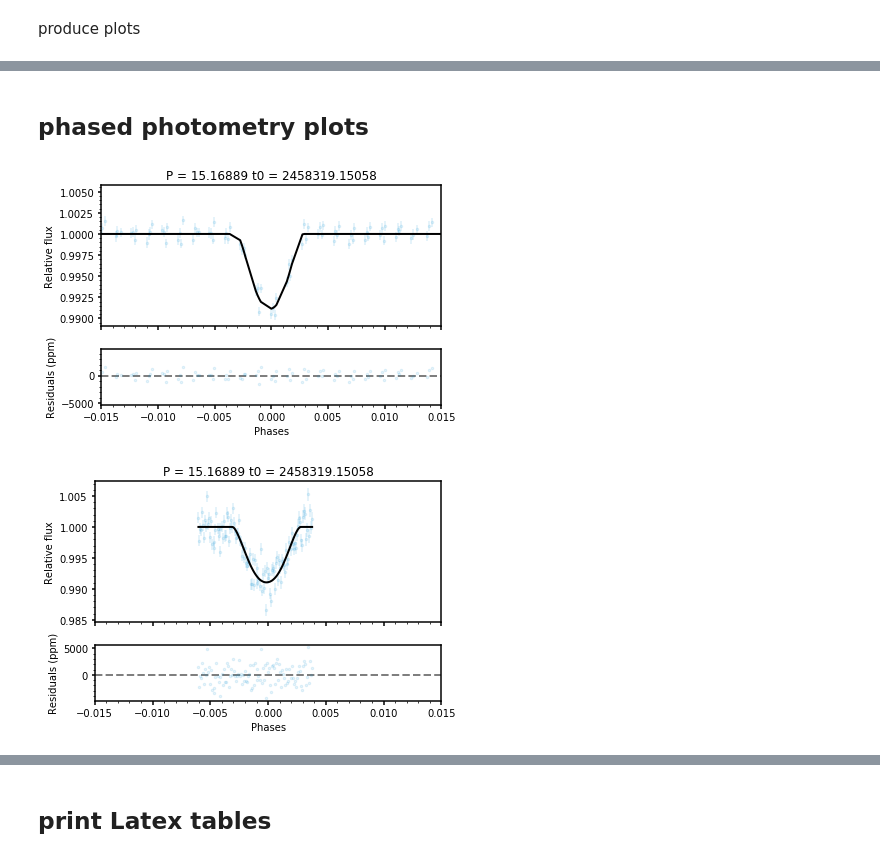
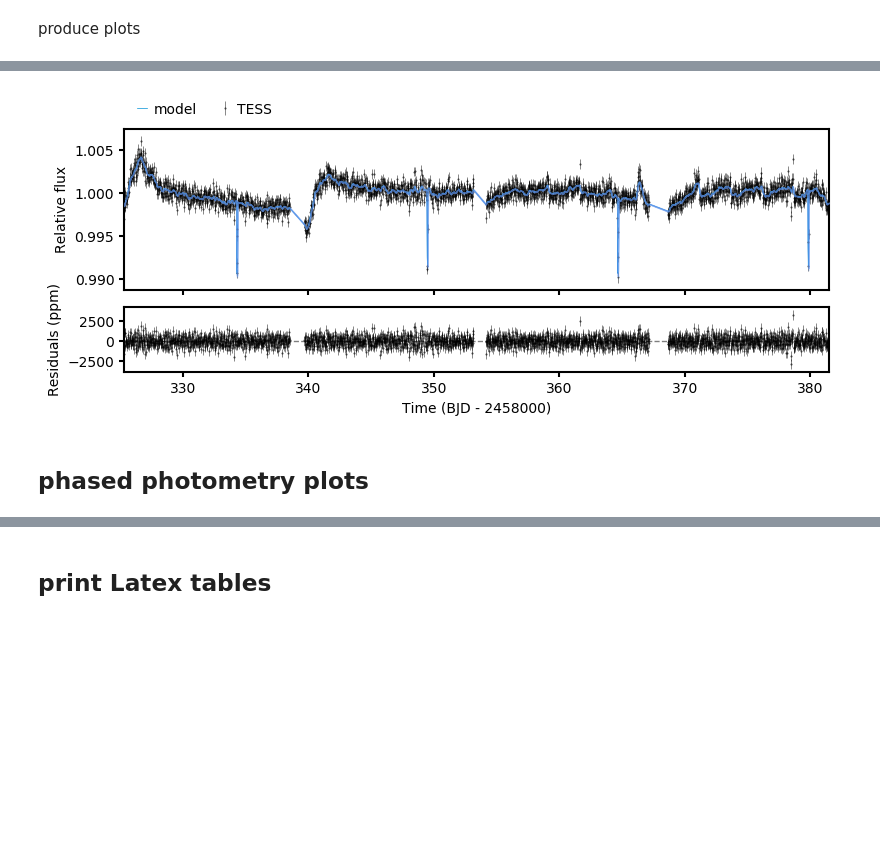
Before and after one commit to matiscke/eccentricWarmJupiter, a Jupyter notebook: 20200312_WINEpaper.ipynb, the cells around one changed output, grey strips where cells are left out. Drawn from its saved outputs; the diff is of its cells as text; code cells hidden in the pictures; blank space fills up the shorter version.

```diff
--- a/20200312_WINEpaper.ipynb
+++ b/20200312_WINEpaper.ipynb
@@ -91,20 +91,22 @@ produce plots
 # pl = 0.
 # pu = 0.5
 # fig = plots.plot_cornerPlot(results, pl=results.pl, pu=results.pu,
-                                quantiles=[0.16, 0.5, 0.84], show_titles=True,
-                                title_kwargs={"fontsize": 16}, title_fmt='.2f',
-                                rasterized=True,
-                                label_kwargs={"fontsize": 16 })
+#                                 quantiles=[0.16, 0.5, 0.84], show_titles=True,
+#                                 title_kwargs={"fontsize": 16}, title_fmt='.2f',
+#                                 rasterized=True,
+#                                 label_kwargs={"fontsize": 16 })
 
 # fig.savefig(out_folder + '/cornerPosteriors.pdf')
 
 # plots.plot_posteriors(results, out_folder)
 #
 # Plot the photometry with fit:
-# fig, axs = plots.plot_photometry(dataset, results)
-# fig.legend()
-# plt.show()
-# fig.savefig(out_folder + '/photometryFitted.pdf')
+fig, axs = plots.plot_photometry(dataset, results)
+leg = axs[0].legend(loc='lower left', ncol=99, bbox_to_anchor=(0., 1.),
+                          frameon=False, columnspacing=1.6)
+#     leg.legendHandles[0].set_alpha(.33)
+plt.show()
+fig.savefig(out_folder + '/photometryFitted.pdf')
 
 # # plot RVs with fit:
 # fig, axs = plots.plot_rv_fit(dataset, results)
@@ -121,9 +116,4 @@ WARNING:matplotlib.font_manager:findfont: Font family ['normal'] not found. Fall
+[figure, added]
 # %% [markdown]
 ## phased photometry plots
-# %%
-phasedPlots = plots.plot_phasedPhotometry(dataset, results,
-                                              instrument=None)
-# %% [output]
-[figure, removed]
-[figure, removed]
 # %%
```
Also changed, not shown: parts of 4 cells of this notebook, 2 other files.
